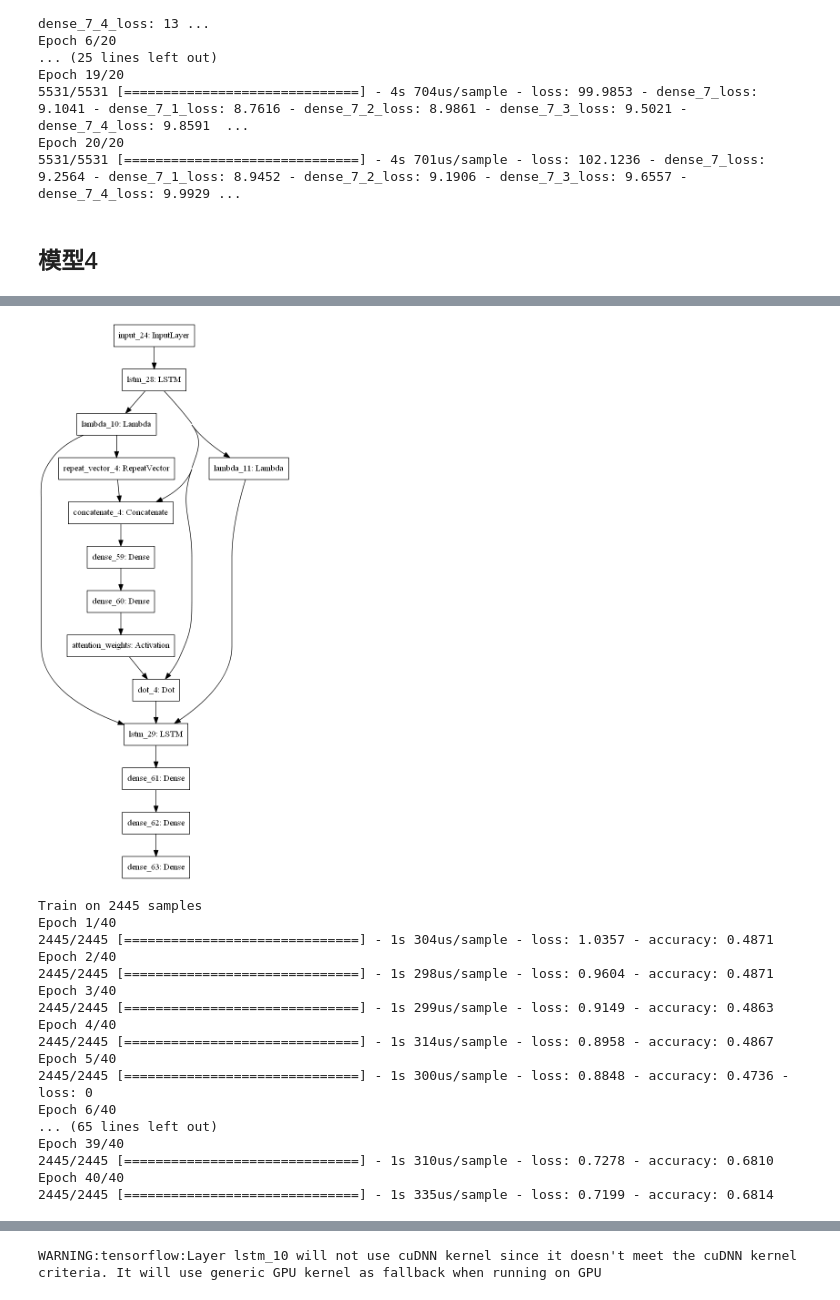
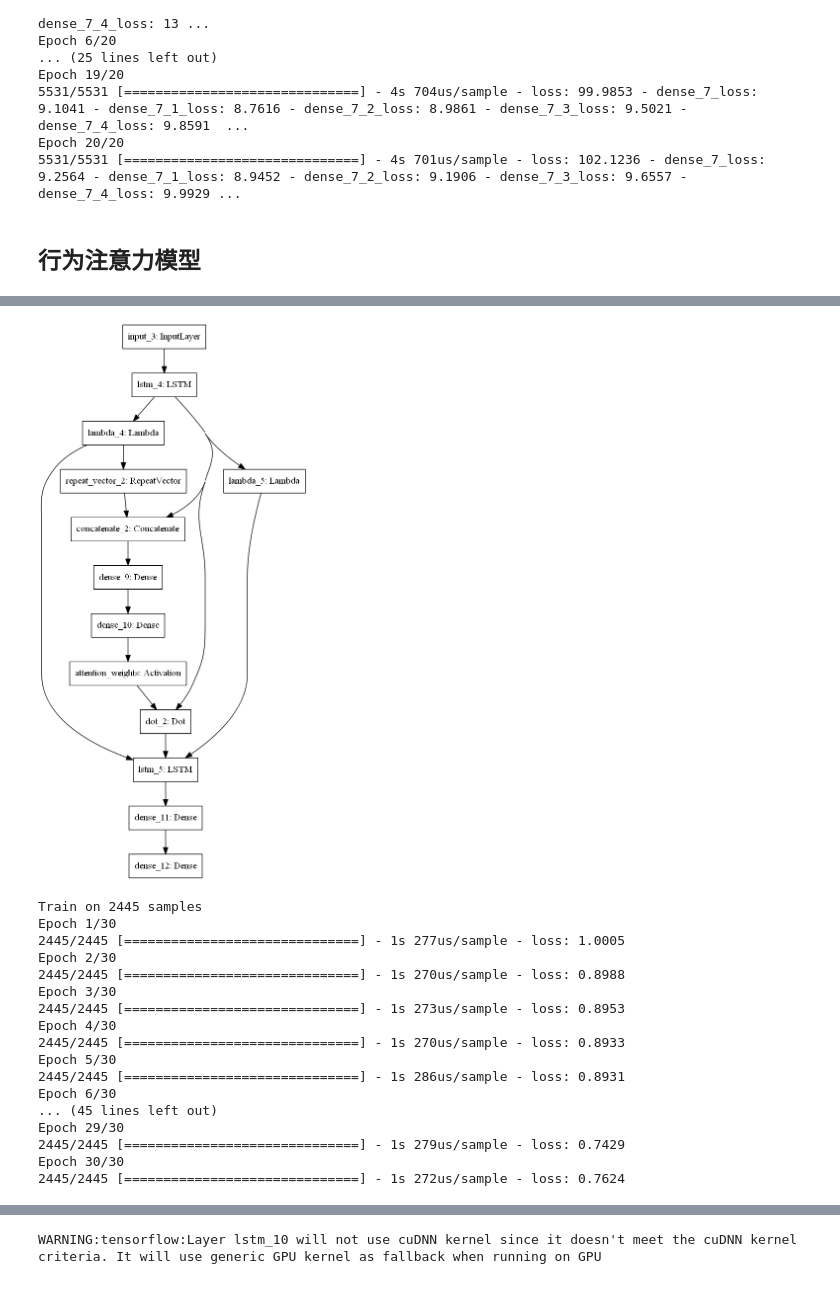
Before and after one commit to SimonLaplacing/prediction, a Jupyter notebook: SequenceModel.ipynb, the cells around one changed output, grey strips where cells are left out. Cells and saved outputs as stored; diff of their text form; code cells hidden in the pictures.

```diff
--- a/SequenceModel.ipynb
+++ b/SequenceModel.ipynb
@@ -368,7 +369,7 @@ Epoch 19/20
 Epoch 20/20
 5531/5531 [==============================] - 4s 701us/sample - loss: 102.1236 - dense_7_loss: 9.2564 - dense_7_1_loss: 8.9452 - dense_7_2_loss: 9.1906 - dense_7_3_loss: 9.6557 - dense_7_4_loss: 9.9929 ...
 # %% [markdown]
-## 模型4
+## 行为注意力模型
 # %%
 # 从softmax、单步注意力、注意力层构建注意力层
 
@@ -376,8 +377,8 @@ Epoch 20/20
 # 基本参数:
 Tx = InLtrain.shape[1]  # 最大输入序列长度
 Ty = 1  # 最大输出序列长度
-layer1_size = 72
-layer2_size = 72  # Attention layer
+layer1_size = 32
+layer2_size = 32  # Attention layer
 input_token = InLtrain.shape[2] # 输入序列维度
 output_token = OutLtrain.shape[1] #输出序列维度
 
@@ -387,7 +388,7 @@ def softmax1(x):
 
 at_repeat = RepeatVector(Tx)
 at_concatenate = Concatenate(axis=-1)
-at_dense1 = Dense(8, activation="relu")
+at_dense1 = Dense(16, activation="relu")
 at_dense2 = Dense(1, activation="relu")
 at_softmax = Activation(softmax1, name='attention_weights')
 at_dot = Dot(axes=1)
@@ -462,7 +463,7 @@ def get_model1(Tx, Ty, layer1_size, layer2_size, input_token, output_token):
     model - A Keras Model.
     """
     layer31 = Dense(8, activation='relu')
-    layer32 = Dense(4, activation='relu')
+#     layer32 = Dense(4, activation='relu')
     layer33 = Dense(output_token, activation='softmax')
     # Create layers one by one
     X = Input(shape=(Tx, input_token))
@@ -471,7 +472,7 @@ def get_model1(Tx, Ty, layer1_size, layer2_size, input_token, output_token):
 
     a2 = attention_layer1(a1, layer2_size, Ty)
 
-    a3 = [layer33(layer32(layer31(timestep))) for timestep in a2]
+    a3 = [layer33(layer31(timestep)) for timestep in a2]
 
     # Create Keras model
     model = Model(inputs=[X], outputs=a3)
@@ -482,7 +483,7 @@ def get_model1(Tx, Ty, layer1_size, layer2_size, input_token, output_token):
 model4 = get_model1(Tx, Ty, layer1_size, layer2_size, input_token, output_token)
 
 # Create optimizer
-model4.compile(optimizer='adam', loss='categorical_crossentropy', metrics=['accuracy'])
+model4.compile(optimizer='adam', loss='categorical_crossentropy')
 
 # print(model4.summary())
 plot_model(model4)
@@ -492,24 +493,24 @@ WARNING:tensorflow:Layer lstm_29 will not use cuDNN kernel since it doesn't meet
-[figure, old version]
+[figure, new version]
 # %%
 # Time to train
 
-History4 = model4.fit(InLtrain101, OutLtrain101, epochs=40, batch_size=32)
+History4 = model4.fit(InLtrain101, OutLtrain101, epochs=30, batch_size=16)
 # %% [output]
 Train on 2445 samples
-Epoch 1/40
-2445/2445 [==============================] - 1s 304us/sample - loss: 1.0357 - accuracy: 0.4871
-Epoch 2/40
-2445/2445 [==============================] - 1s 298us/sample - loss: 0.9604 - accuracy: 0.4871
-Epoch 3/40
-2445/2445 [==============================] - 1s 299us/sample - loss: 0.9149 - accuracy: 0.4863
-Epoch 4/40
-2445/2445 [==============================] - 1s 314us/sample - loss: 0.8958 - accuracy: 0.4867
-Epoch 5/40
-2445/2445 [==============================] - 1s 300us/sample - loss: 0.8848 - accuracy: 0.4736 - loss: 0
-Epoch 6/40
-... (65 lines left out)
-Epoch 39/40
-2445/2445 [==============================] - 1s 310us/sample - loss: 0.7278 - accuracy: 0.6810
-Epoch 40/40
-2445/2445 [==============================] - 1s 335us/sample - loss: 0.7199 - accuracy: 0.6814
+Epoch 1/30
+2445/2445 [==============================] - 1s 277us/sample - loss: 1.0005
+Epoch 2/30
+2445/2445 [==============================] - 1s 270us/sample - loss: 0.8988
+Epoch 3/30
+2445/2445 [==============================] - 1s 273us/sample - loss: 0.8953
+Epoch 4/30
+2445/2445 [==============================] - 1s 270us/sample - loss: 0.8933
+Epoch 5/30
+2445/2445 [==============================] - 1s 286us/sample - loss: 0.8931
+Epoch 6/30
+... (45 lines left out)
+Epoch 29/30
+2445/2445 [==============================] - 1s 279us/sample - loss: 0.7429
+Epoch 30/30
+2445/2445 [==============================] - 1s 272us/sample - loss: 0.7624
 # %% [markdown]
```
Also changed, not shown: parts of 21 cells of this notebook, 4 other files.
